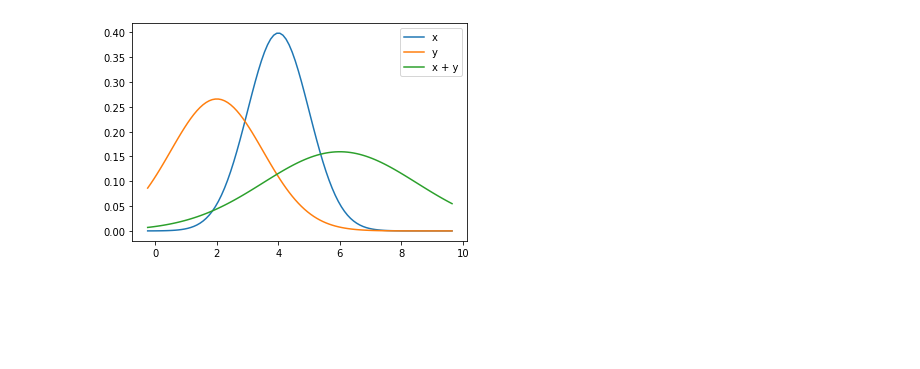
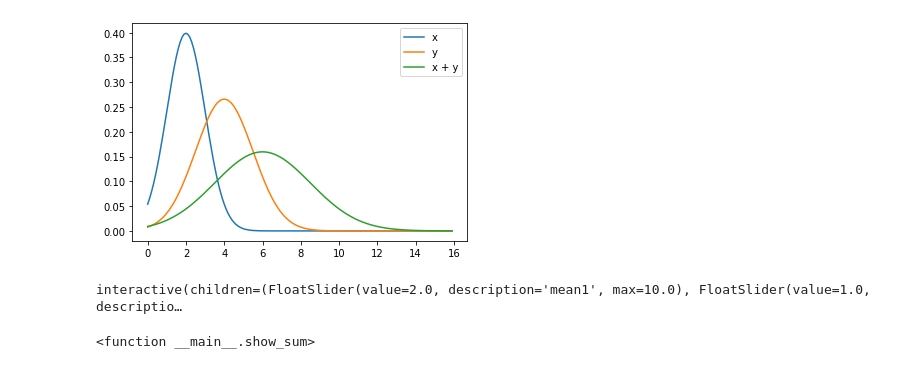
Before and after one commit to ctarrington/data-science-hw, a Jupyter notebook: kalman-filters/rlabbe/rlabbe_04_1d_kalman.ipynb, the cells around one changed output. Cells and saved outputs as stored; diff of their text form; code cells hidden in the pictures; blank space fills up the shorter version.

Commit message:
interactions for gaussians

```diff
--- a/kalman-filters/rlabbe/rlabbe_04_1d_kalman.ipynb
+++ b/kalman-filters/rlabbe/rlabbe_04_1d_kalman.ipynb
@@ -55,8 +55,8 @@ def show_sum(mean1, var1, name1, mean2, var2, name2):
   sum_name = '%s + %s' % (name1, name2)
   sum = one.add(two, sum_name)
 
-  min_point = min(one.min_plot_value(), two.min_plot_value(), sum.min_plot_value())
-  max_point = max(one.max_plot_value(), two.max_plot_value(), sum.max_plot_value())
+  min_point = min(one.min_plot_value(), two.min_plot_value(), sum.min_plot_value(), 0)
+  max_point = max(one.max_plot_value(), two.max_plot_value(), sum.max_plot_value(), 16)
 
   points = np.arange(min_point, max_point, 0.1)
   plot(points, one.pdf(points), label=name1)
@@ -68,4 +86,15 @@ def show_sum(mean1, var1, name1, mean2, var2, name2):
 # %%
-show_sum(4, 1, 'x', 2, 1.5, 'y')
+show_sum(2, 1, 'x', 4, 1.5, 'y')
 # %% [output]
-[figure, old version]
+[figure, new version]
+# %%
+interact(show_sum,
+         mean1=widgets.FloatSlider(2, min=0., max=10.),
+         var1=widgets.FloatSlider(1, min=0.2, max=3.),
+         name1=fixed('x'),
+         mean2=widgets.FloatSlider(4, min=0., max=10.),
+         var2=widgets.FloatSlider(1.5, min=0.2, max=3.),
+         name2=fixed('y'))
+# %% [output]
+interactive(children=(FloatSlider(value=2.0, description='mean1', max=10.0), FloatSlider(value=1.0, descriptio…
+<function __main__.show_sum>
```
Also changed, not shown: parts of 3 cells of this notebook.
